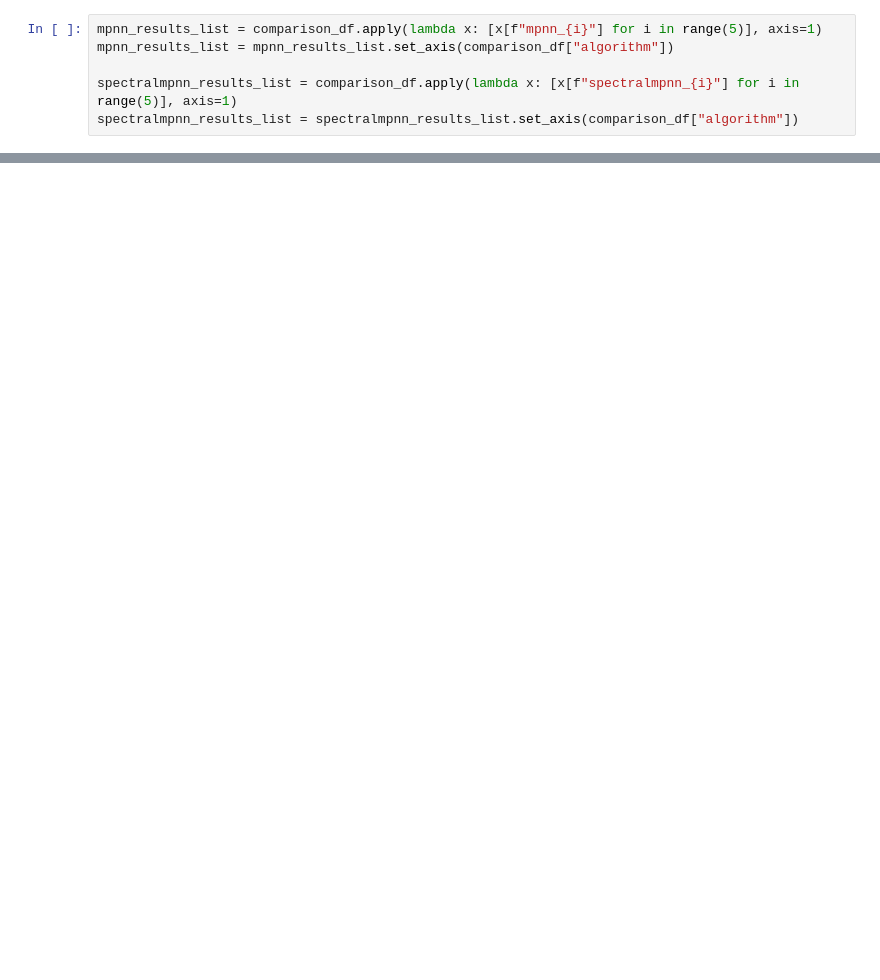
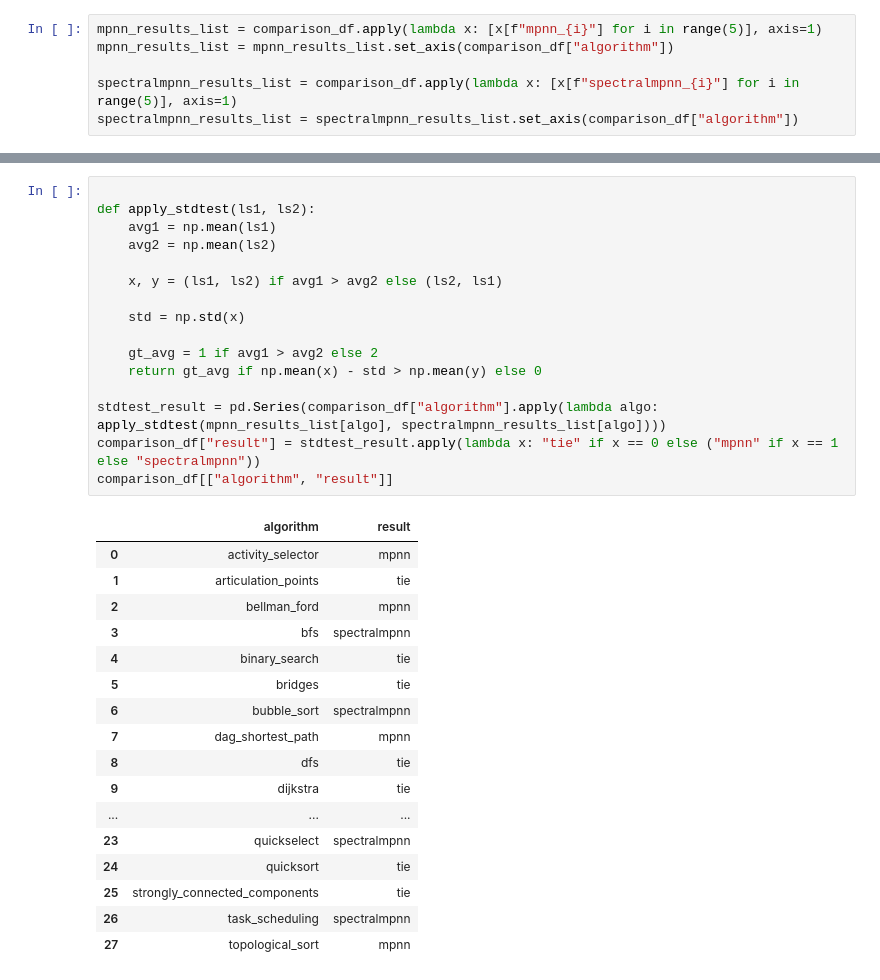
Before and after one commit to ronaldalbrt/algo_reasoning, a Jupyter notebook: notebooks/verify_spectral_architectures.ipynb, the cells around one changed output, grey strips where cells are left out. Drawn from its saved outputs; the diff is of its cells as text; blank space fills up the shorter version.

```diff
--- a/notebooks/verify_spectral_architectures.ipynb
+++ b/notebooks/verify_spectral_architectures.ipynb
@@ -339,0 +352,34 @@ comparison_df[["algorithm", "result"]]
+# %%
+
+def apply_stdtest(ls1, ls2):
+    avg1 = np.mean(ls1)
+    avg2 = np.mean(ls2)
+
+    x, y = (ls1, ls2) if avg1 > avg2 else (ls2, ls1)
+
+    std = np.std(x)
+
+    gt_avg = 1 if avg1 > avg2 else 2
+    return gt_avg if np.mean(x) - std > np.mean(y) else 0
+
+stdtest_result = pd.Series(comparison_df["algorithm"].apply(lambda algo: apply_stdtest(mpnn_results_list[algo], spectralmpnn_results_list[algo])))
+comparison_df["result"] = stdtest_result.apply(lambda x: "tie" if x == 0 else ("mpnn" if x == 1 else "spectralmpnn"))
+comparison_df[["algorithm", "result"]]
+# %% [output]
+|  | algorithm | result |
+| 0 | activity_selector | mpnn |
+| 1 | articulation_points | tie |
+| 2 | bellman_ford | mpnn |
+| 3 | bfs | spectralmpnn |
+| 4 | binary_search | tie |
+| 5 | bridges | tie |
+| 6 | bubble_sort | spectralmpnn |
+| 7 | dag_shortest_path | mpnn |
+| 8 | dfs | tie |
+| 9 | dijkstra | tie |
+| ... | ... | ... |
+| 23 | quickselect | spectralmpnn |
+| 24 | quicksort | tie |
+| 25 | strongly_connected_components | tie |
+| 26 | task_scheduling | spectralmpnn |
+| 27 | topological_sort | mpnn |
```
Also changed, not shown: parts of 5 cells of this notebook, 1 other file.
